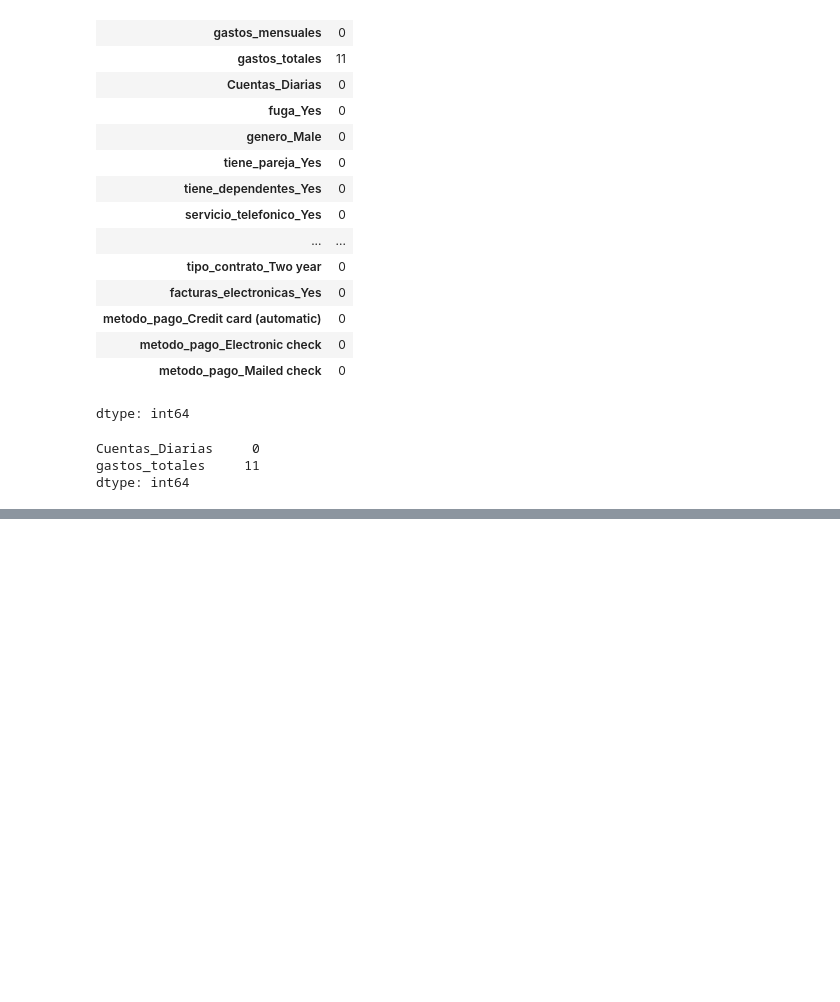
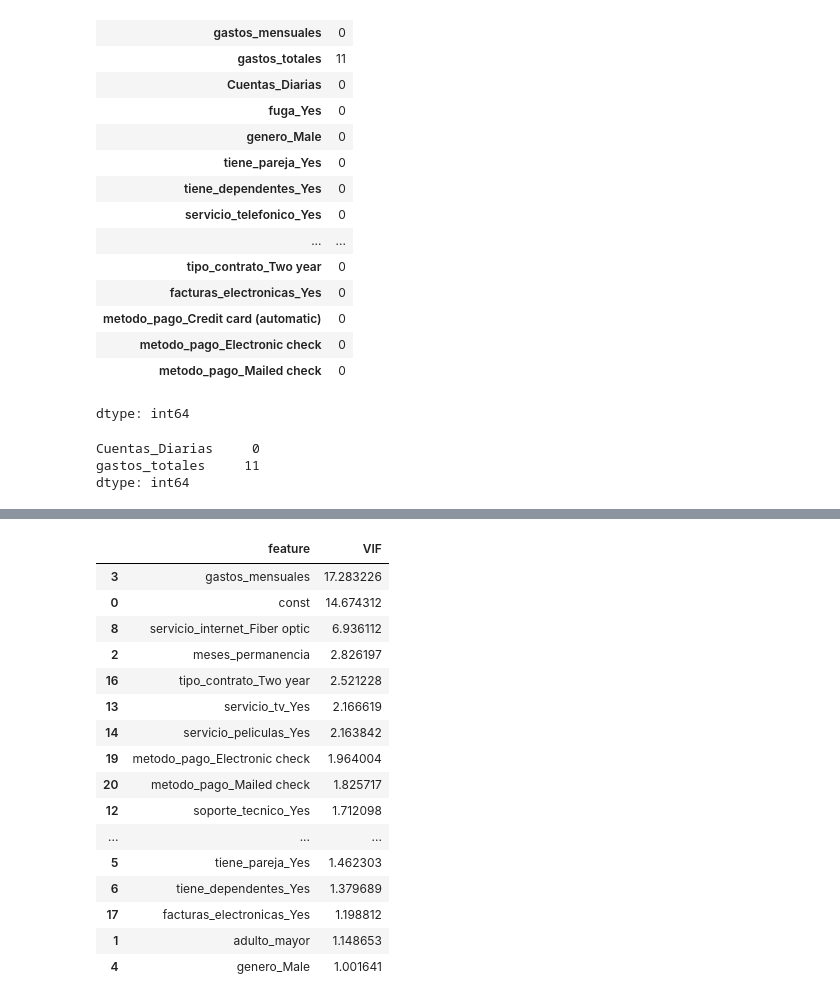
Before and after one commit to CataGimeno/challenge_telecom_X_PARTE_2_CGR, a Jupyter notebook: CGR_TelecomX_LATAM_PARTE_2.ipynb, the cells around one changed output, grey strips where cells are left out. Saved outputs shown, nothing was run; the diff lists cells and outputs as text; code cells hidden in the pictures; blank space fills up the shorter version.

```diff
--- a/CGR_TelecomX_LATAM_PARTE_2.ipynb
+++ b/CGR_TelecomX_LATAM_PARTE_2.ipynb
@@ -160,0 +339,31 @@ dtype: int64
+# %%
+from statsmodels.stats.outliers_influence import variance_inflation_factor
+
+# === Eliminar la variable account.Charges.Total ===
+X_final = X_filtered.drop(columns=["gastos_totales"])
+
+# === Recalcular el VIF ===
+vif_data_final = pd.DataFrame()
+vif_data_final["feature"] = X_final.columns
+vif_data_final["VIF"] = [variance_inflation_factor(X_final.values, i) for i in range(X_final.shape[1])]
+
+# === Mostrar los resultados ordenados ===
+display(vif_data_final.sort_values(by="VIF", ascending=False))
+# %% [output]
+|  | feature | VIF |
+| 3 | gastos_mensuales | 17.283226 |
+| 0 | const | 14.674312 |
+| 8 | servicio_internet_Fiber optic | 6.936112 |
+| 2 | meses_permanencia | 2.826197 |
+| 16 | tipo_contrato_Two year | 2.521228 |
+| 13 | servicio_tv_Yes | 2.166619 |
+| 14 | servicio_peliculas_Yes | 2.163842 |
+| 19 | metodo_pago_Electronic check | 1.964004 |
+| 20 | metodo_pago_Mailed check | 1.825717 |
+| 12 | soporte_tecnico_Yes | 1.712098 |
+| ... | ... | ... |
+| 5 | tiene_pareja_Yes | 1.462303 |
+| 6 | tiene_dependentes_Yes | 1.379689 |
+| 17 | facturas_electronicas_Yes | 1.198812 |
+| 1 | adulto_mayor | 1.148653 |
+| 4 | genero_Male | 1.001641 |
```
Also changed, not shown: parts of 16 cells of this notebook.
